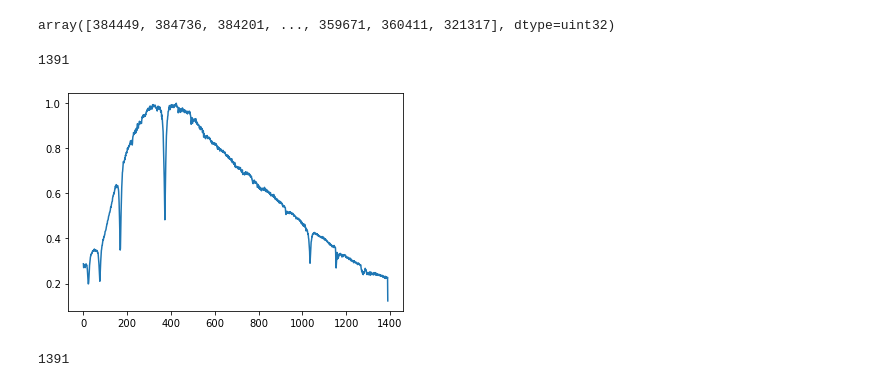
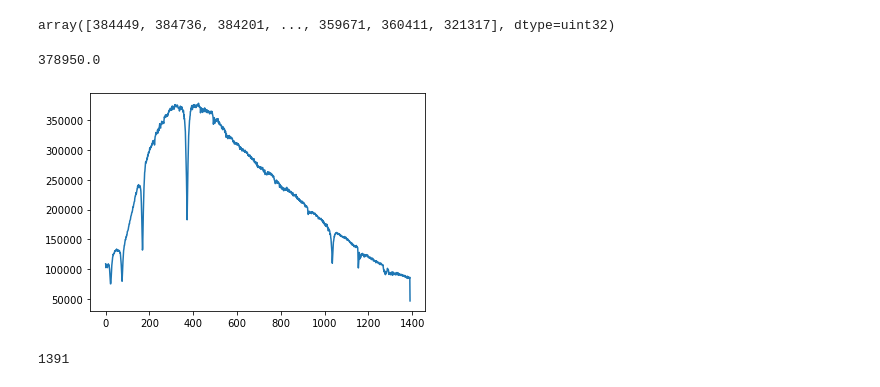
Before and after one commit to Yousousen/solar_physics, a Jupyter notebook: scripts/planckcurven.ipynb, the cells around one changed output. Cells and saved outputs as stored; diff of their text form; code cells hidden in the pictures.

```diff
--- a/scripts/planckcurven.ipynb
+++ b/scripts/planckcurven.ipynb
@@ -82,11 +82,12 @@ array([384449, 384736, 384201, ..., 359671, 360411, 321317], dtype=uint32)
 # %%
 import matplotlib.pyplot as plt
 vega_sum = np.sum(vega_light - bias_master, axis=0)
-plt.plot(vega_sum/np.max(vega_sum))
-len(vega_sum)
+#plt.plot(vega_sum/np.max(vega_sum))
+plt.plot(vega_sum)
+vega_sum[424]
 # %% [output]
-1391
+378950.0
-[figure, old version]
+[figure, new version]
 # %%
 # From ijking.ipynb
 slope = 2.57550836 * .1 # convert from angstrom to nm.
```
Also changed, not shown: parts of 18 cells of this notebook.
